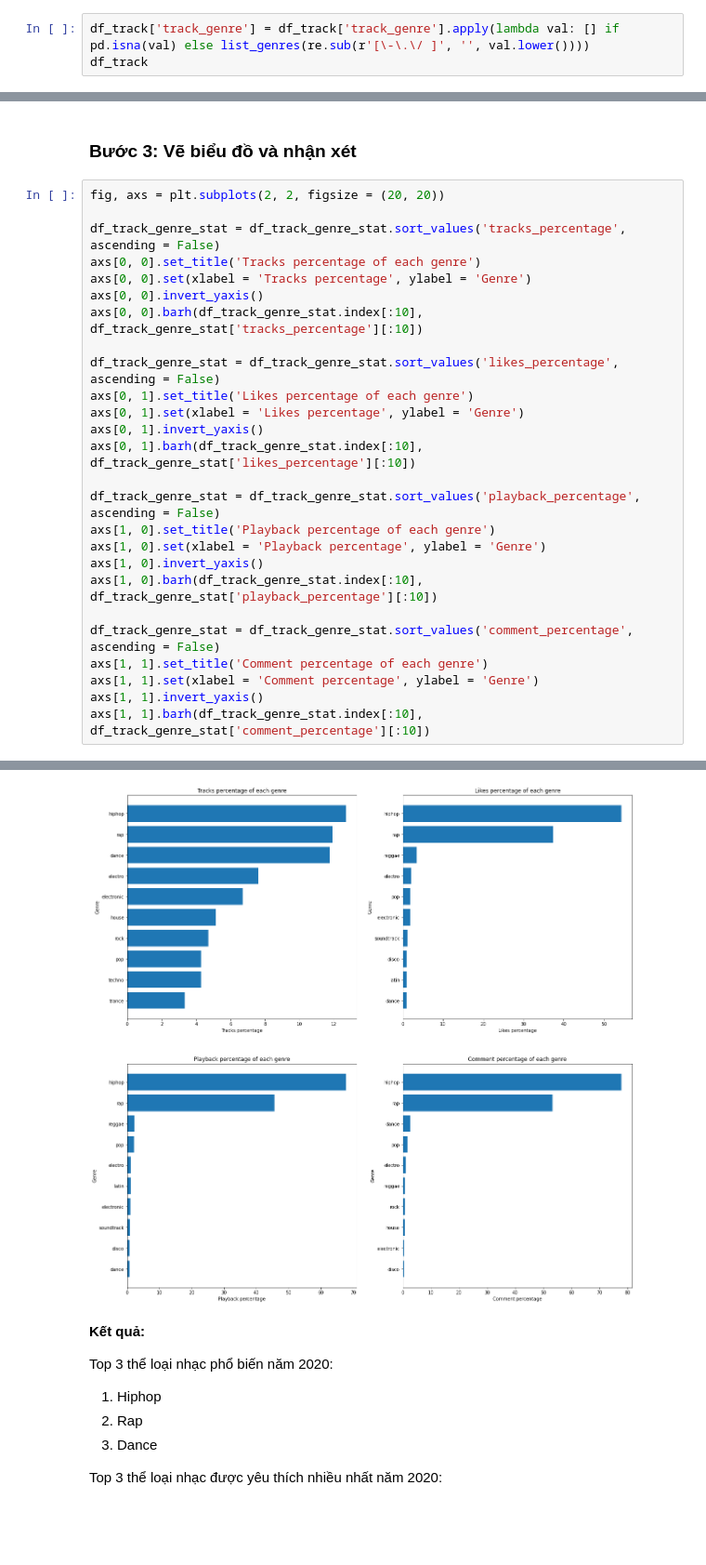
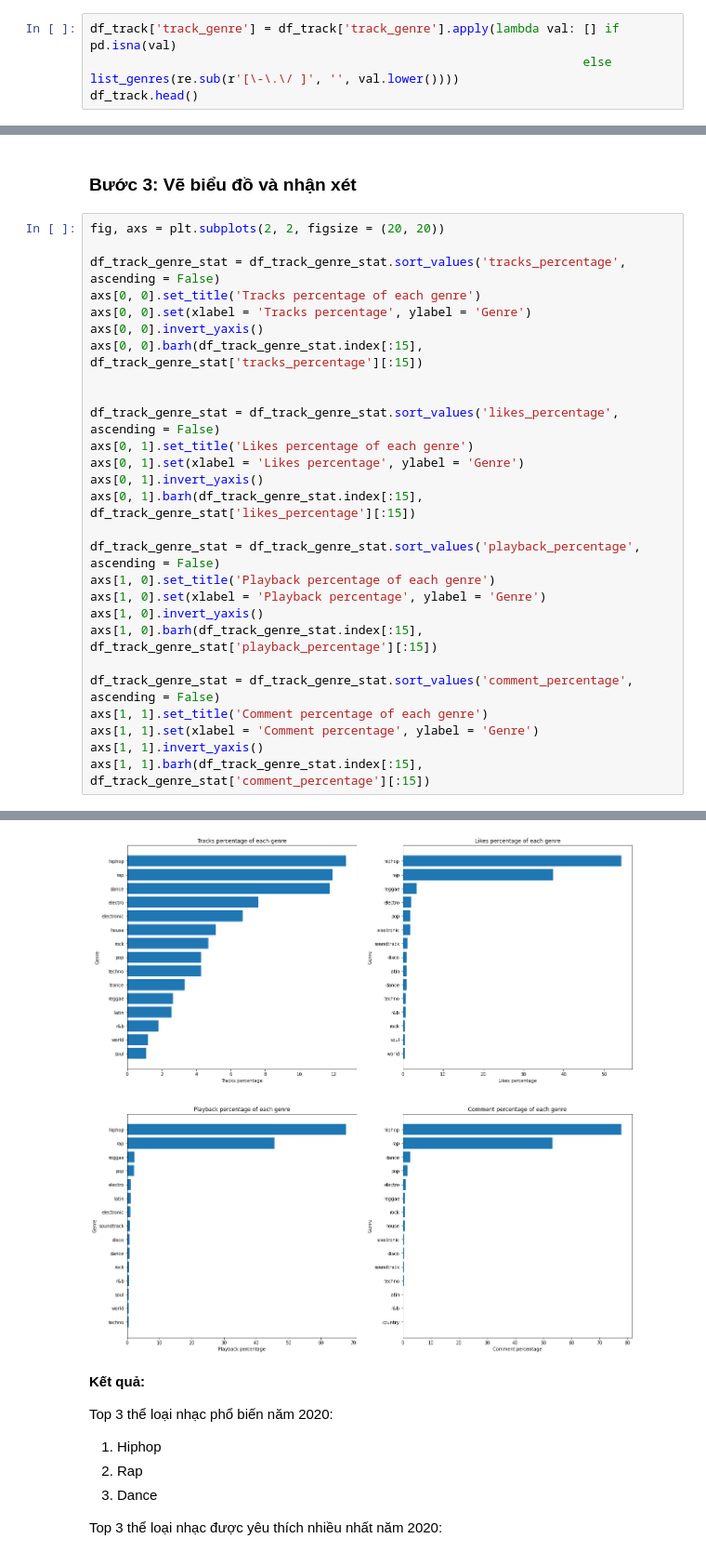
Before and after one commit to LeKiet258/DS-Project02-SoundCloud-Exploratory, a Jupyter notebook: Project_02.ipynb, the cells around one changed output, grey strips where cells are left out. Shown: that part at 93% size. Cells and saved outputs as stored; diff of their text form; blank space fills up the shorter version.

```diff
--- a/Project_02.ipynb
+++ b/Project_02.ipynb
@@ -162,6 +192,7 @@ df_playlist
 # %%
-df_track['track_genre'] = df_track['track_genre'].apply(lambda val: [] if pd.isna(val) else list_genres(re.sub(r'[\-\.\/ ]', '', val.lower())))
-df_track
+df_track['track_genre'] = df_track['track_genre'].apply(lambda val: [] if pd.isna(val)
+                                                                    else list_genres(re.sub(r'[\-\.\/ ]', '', val.lower())))
+df_track.head()
 # %% [output]
 |  | track_id | track_name | track_genre | author_id | likes_count | playback_count | download_count | ... |
 | 0 | 1157194048 | Polo G - Bad Man (Smooth Criminal) | [hiphop] | 454955073 | 104933.0 | 3656798.0 | 0.0 | ... |
@@ -259,23 +279,24 @@ df_track_genre_stat = df_track_genre_stat.sort_values('tracks_percentage', ascen
 axs[0, 0].set_title('Tracks percentage of each genre')
 axs[0, 0].set(xlabel = 'Tracks percentage', ylabel = 'Genre')
 axs[0, 0].invert_yaxis()
-axs[0, 0].barh(df_track_genre_stat.index[:10], df_track_genre_stat['tracks_percentage'][:10])
+axs[0, 0].barh(df_track_genre_stat.index[:15], df_track_genre_stat['tracks_percentage'][:15])
+
 
 df_track_genre_stat = df_track_genre_stat.sort_values('likes_percentage', ascending = False)
 axs[0, 1].set_title('Likes percentage of each genre')
 axs[0, 1].set(xlabel = 'Likes percentage', ylabel = 'Genre')
 axs[0, 1].invert_yaxis()
-axs[0, 1].barh(df_track_genre_stat.index[:10], df_track_genre_stat['likes_percentage'][:10])
+axs[0, 1].barh(df_track_genre_stat.index[:15], df_track_genre_stat['likes_percentage'][:15])
 
 df_track_genre_stat = df_track_genre_stat.sort_values('playback_percentage', ascending = False)
 axs[1, 0].set_title('Playback percentage of each genre')
 axs[1, 0].set(xlabel = 'Playback percentage', ylabel = 'Genre')
 axs[1, 0].invert_yaxis()
-axs[1, 0].barh(df_track_genre_stat.index[:10], df_track_genre_stat['playback_percentage'][:10])
+axs[1, 0].barh(df_track_genre_stat.index[:15], df_track_genre_stat['playback_percentage'][:15])
 
 df_track_genre_stat = df_track_genre_stat.sort_values('comment_percentage', ascending = False)
 axs[1, 1].set_title('Comment percentage of each genre')
 axs[1, 1].set(xlabel = 'Comment percentage', ylabel = 'Genre')
 axs[1, 1].invert_yaxis()
-axs[1, 1].barh(df_track_genre_stat.index[:10], df_track_genre_stat['comment_percentage'][:10])
+axs[1, 1].barh(df_track_genre_stat.index[:15], df_track_genre_stat['comment_percentage'][:15])
 # %% [output]
@@ -283,4 +304,4 @@ axs[1, 1].barh(df_track_genre_stat.index[:10], df_track_genre_stat['comment_perc
-[figure, old version]
+[figure, new version]
 # %% [markdown]
 **Kết quả:**
 
```
Also changed, not shown: parts of 83 cells of this notebook.
